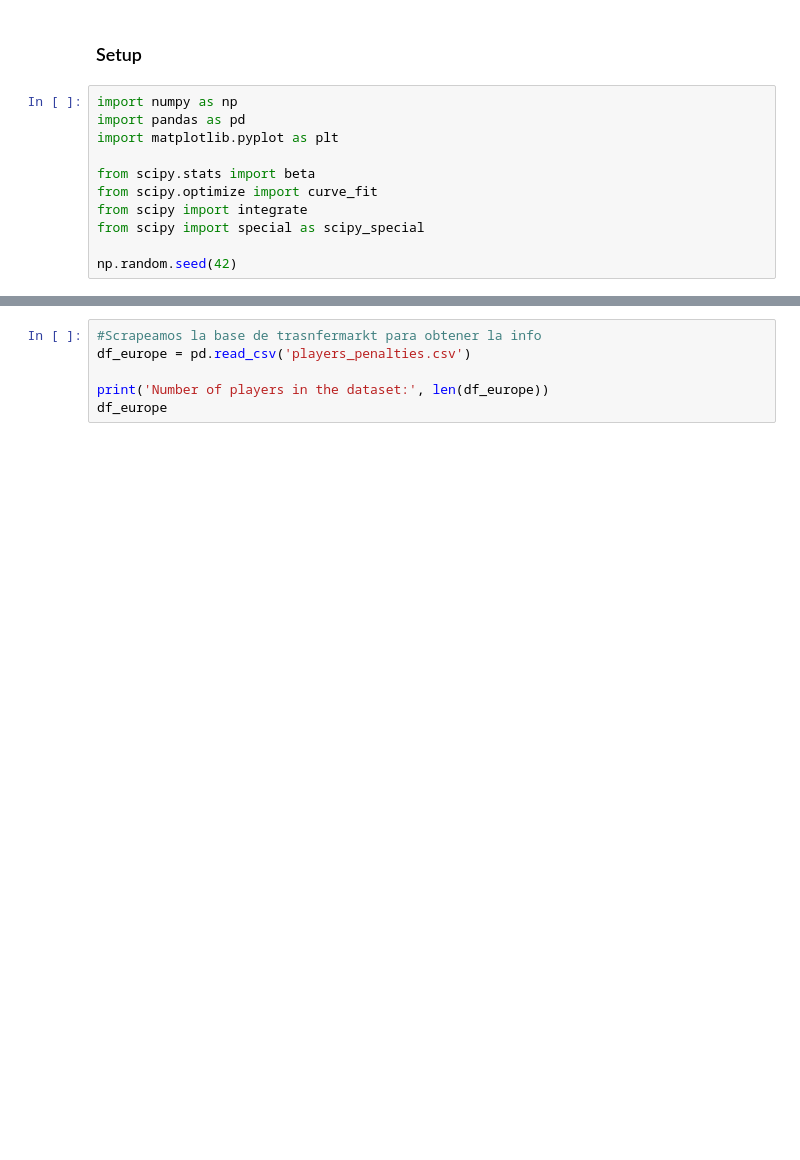
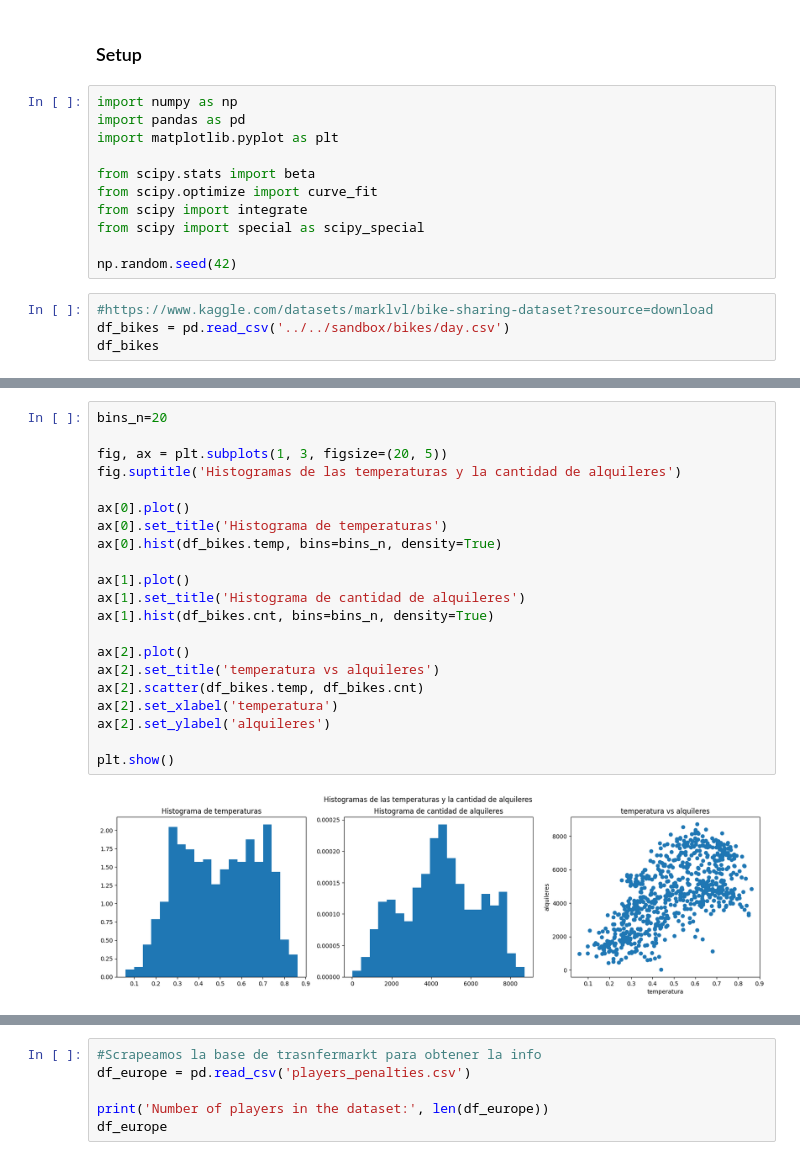
Before and after one commit to MatiMoran/EstimacionBayesiana, a Jupyter notebook: entregables/2/entrega_2.ipynb, the cells around one changed output, grey strips where cells are left out. Cells and saved outputs as stored; diff of their text form; blank space fills up the shorter version.

Commit message:
add bikes dataset and Galton dataset

```diff
--- a/entregables/2/entrega_2.ipynb
+++ b/entregables/2/entrega_2.ipynb
@@ -81,3 +68,7 @@ from scipy import integrate
 from scipy import special as scipy_special
 
 np.random.seed(42)
+# %%
+#https://www.kaggle.com/datasets/marklvl/bike-sharing-dataset?resource=download
+df_bikes = pd.read_csv('../../sandbox/bikes/day.csv')
+df_bikes
@@ -83,0 +89,23 @@ np.random.seed(42)
+# %%
+bins_n=20
+
+fig, ax = plt.subplots(1, 3, figsize=(20, 5))
+fig.suptitle('Histogramas de las temperaturas y la cantidad de alquileres')
+
+ax[0].plot()
+ax[0].set_title('Histograma de temperaturas')
+ax[0].hist(df_bikes.temp, bins=bins_n, density=True)
+
+ax[1].plot()
+ax[1].set_title('Histograma de cantidad de alquileres')
+ax[1].hist(df_bikes.cnt, bins=bins_n, density=True)
+
+ax[2].plot()
+ax[2].set_title('temperatura vs alquileres')
+ax[2].scatter(df_bikes.temp, df_bikes.cnt)
+ax[2].set_xlabel('temperatura')
+ax[2].set_ylabel('alquileres')
+
+plt.show()
+# %% [output]
+[figure, added]
```
Also changed, not shown: parts of 12 cells of this notebook, 6 other files.
